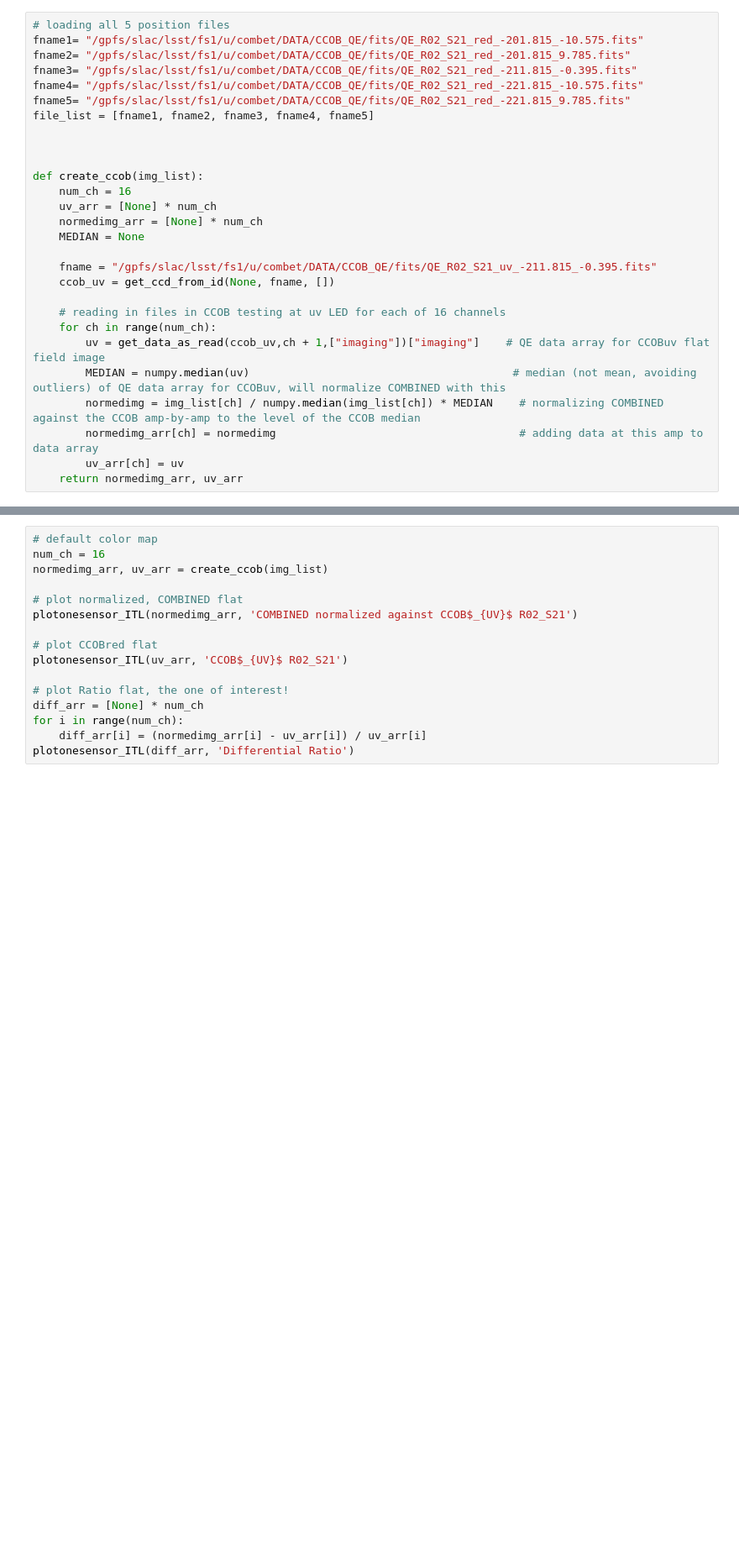
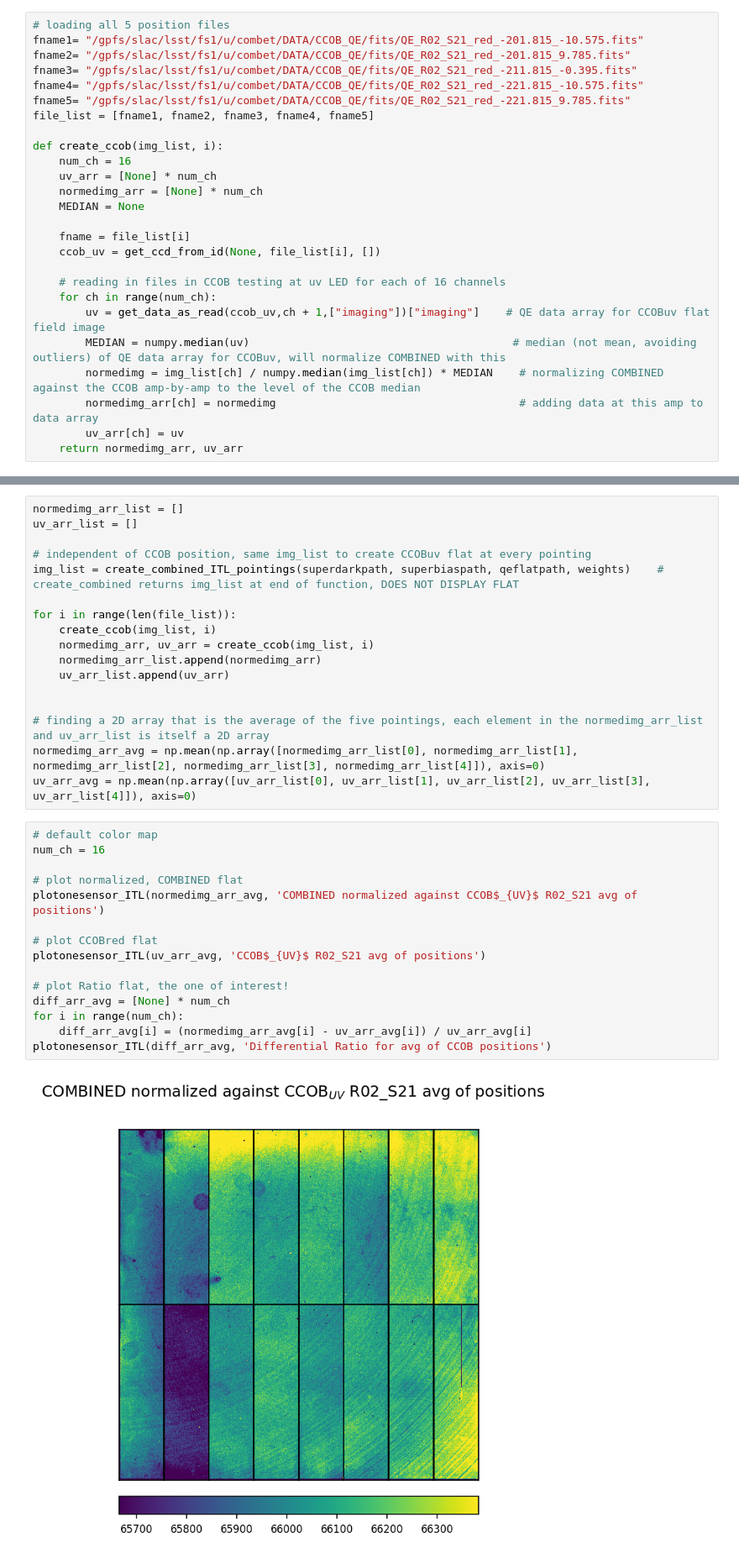
Before and after one commit to lindseypayne/summer_research_2020, a Jupyter notebook: ITL_flats/avg_positions_ITL.ipynb, the cells around one changed output, grey strips where cells are left out. Shown at 84% size. Drawn from its saved outputs; the diff is of its cells as text; blank space fills up the shorter version.

```diff
--- a/ITL_flats/avg_positions_ITL.ipynb
+++ b/ITL_flats/avg_positions_ITL.ipynb
@@ -66,16 +69,14 @@ fname4= "/gpfs/slac/lsst/fs1/u/combet/DATA/CCOB_QE/fits/QE_R02_S21_red_-221.815_
 fname5= "/gpfs/slac/lsst/fs1/u/combet/DATA/CCOB_QE/fits/QE_R02_S21_red_-221.815_9.785.fits"
 file_list = [fname1, fname2, fname3, fname4, fname5]
 
-
-
-def create_ccob(img_list):
+def create_ccob(img_list, i):
     num_ch = 16
     uv_arr = [None] * num_ch
     normedimg_arr = [None] * num_ch
     MEDIAN = None
 
-    fname = "/gpfs/slac/lsst/fs1/u/combet/DATA/CCOB_QE/fits/QE_R02_S21_uv_-211.815_-0.395.fits"
-    ccob_uv = get_ccd_from_id(None, fname, [])
+    fname = file_list[i]
+    ccob_uv = get_ccd_from_id(None, file_list[i], [])
 
     # reading in files in CCOB testing at uv LED for each of 16 channels
     for ch in range(num_ch):
@@ -93,16 +89,34 @@ print('')
+# %%
+normedimg_arr_list = []
+uv_arr_list = []
+
+# independent of CCOB position, same img_list to create CCOBuv flat at every pointing
+img_list = create_combined_ITL_pointings(superdarkpath, superbiaspath, qeflatpath, weights)    # create_combined returns img_list at end of function, DOES NOT DISPLAY FLAT
+
+for i in range(len(file_list)):
+    create_ccob(img_list, i)
+    normedimg_arr, uv_arr = create_ccob(img_list, i)
+    normedimg_arr_list.append(normedimg_arr)
+    uv_arr_list.append(uv_arr)
+
+
+# finding a 2D array that is the average of the five pointings, each element in the normedimg_arr_list and uv_arr_list is itself a 2D array
+normedimg_arr_avg = np.mean(np.array([normedimg_arr_list[0], normedimg_arr_list[1], normedimg_arr_list[2], normedimg_arr_list[3], normedimg_arr_list[4]]), axis=0)
+uv_arr_avg = np.mean(np.array([uv_arr_list[0], uv_arr_list[1], uv_arr_list[2], uv_arr_list[3], uv_arr_list[4]]), axis=0)
 # %%
 # default color map
 num_ch = 16
-normedimg_arr, uv_arr = create_ccob(img_list)
 
 # plot normalized, COMBINED flat
-plotonesensor_ITL(normedimg_arr, 'COMBINED normalized against CCOB$_{UV}$ R02_S21')
+plotonesensor_ITL(normedimg_arr_avg, 'COMBINED normalized against CCOB$_{UV}$ R02_S21 avg of positions')
 
 # plot CCOBred flat
-plotonesensor_ITL(uv_arr, 'CCOB$_{UV}$ R02_S21')
+plotonesensor_ITL(uv_arr_avg, 'CCOB$_{UV}$ R02_S21 avg of positions')
 
 # plot Ratio flat, the one of interest!
-diff_arr = [None] * num_ch
+diff_arr_avg = [None] * num_ch
 for i in range(num_ch):
-    diff_arr[i] = (normedimg_arr[i] - uv_arr[i]) / uv_arr[i]
-plotonesensor_ITL(diff_arr, 'Differential Ratio')
+    diff_arr_avg[i] = (normedimg_arr_avg[i] - uv_arr_avg[i]) / uv_arr_avg[i]
+plotonesensor_ITL(diff_arr_avg, 'Differential Ratio for avg of CCOB positions')
+# %% [output]
+[figure, added]
```
Also changed, not shown: parts of 6 cells of this notebook.
